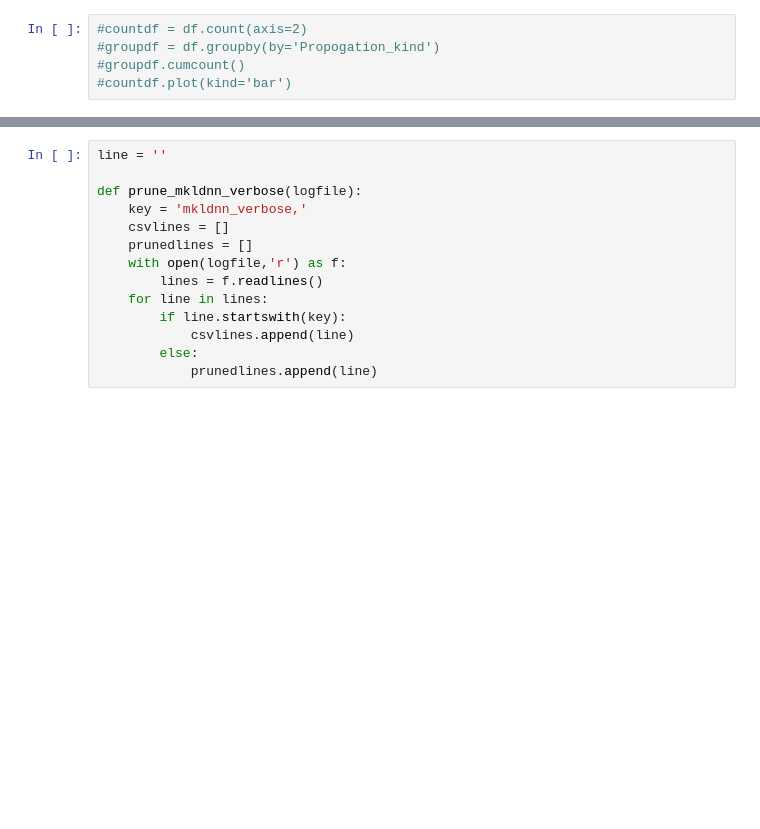
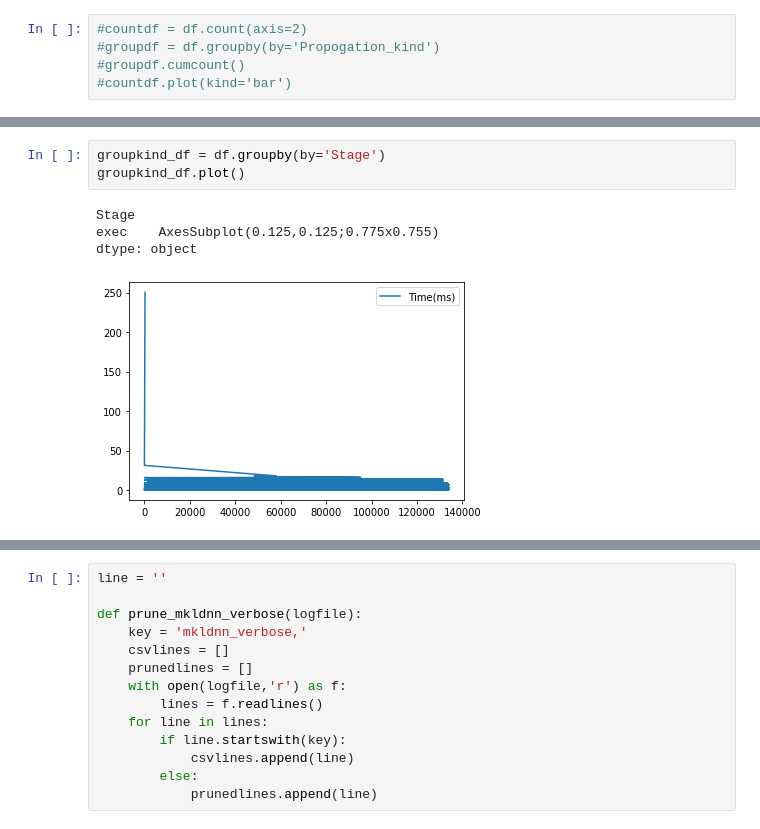
Before and after one commit to jupyter4hpc/ganymede, a Jupyter notebook: MKLDNN_Play/mkldnn_copy.ipynb, the cells around one changed output, grey strips where cells are left out. Cells and saved outputs as stored; diff of their text form; blank space fills up the shorter version.

```diff
--- a/MKLDNN_Play/mkldnn_copy.ipynb
+++ b/MKLDNN_Play/mkldnn_copy.ipynb
@@ -148,0 +211,8 @@ dtype: object
+# %%
+groupkind_df = df.groupby(by='Stage')
+groupkind_df.plot()
+# %% [output]
+Stage
+exec    AxesSubplot(0.125,0.125;0.775x0.755)
+dtype: object
+[figure, added]
```
Also changed, not shown: parts of 14 cells of this notebook, 5 other files.
